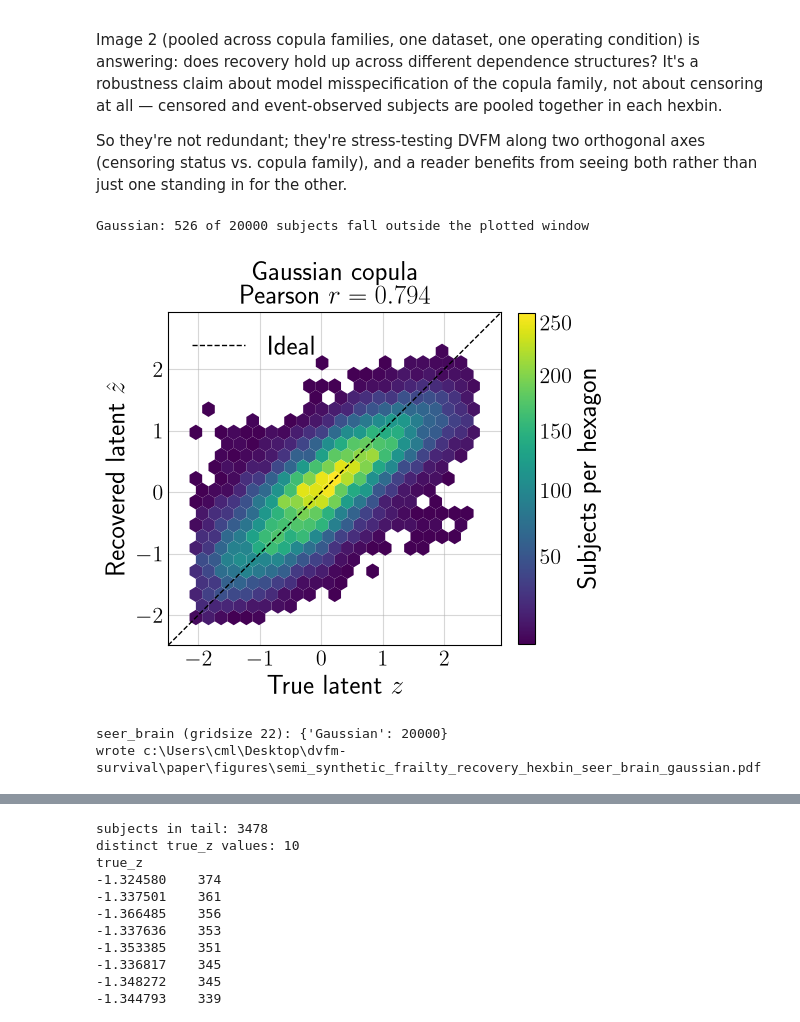
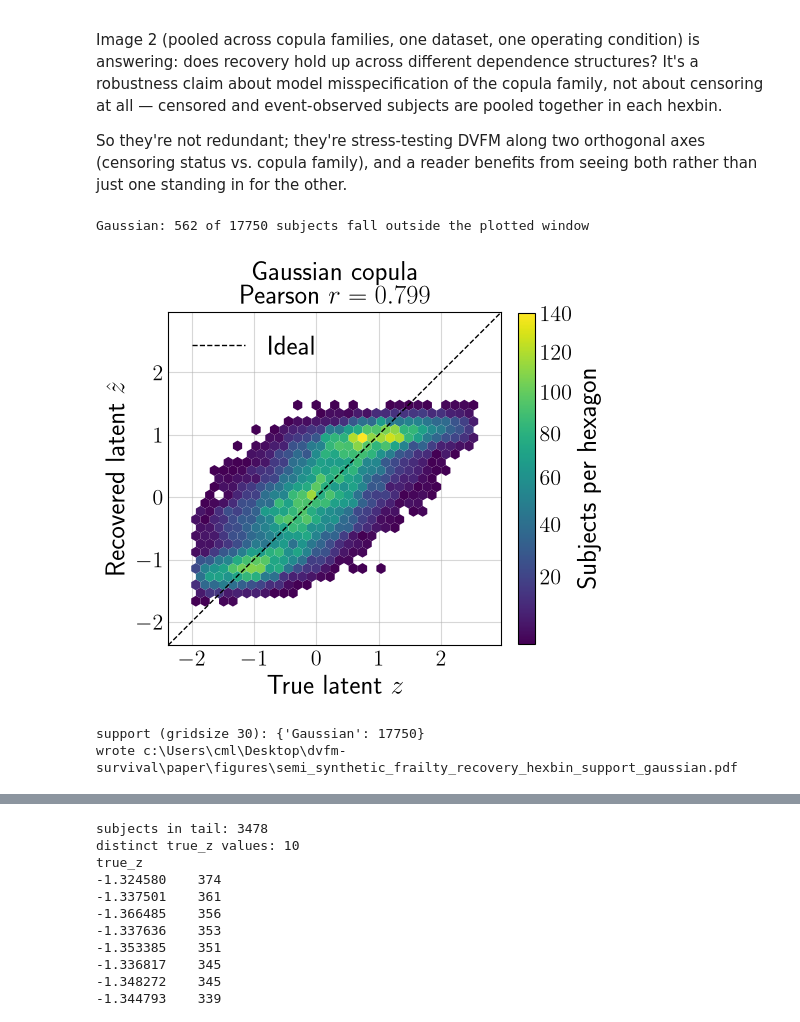
Before and after one commit to kalantari66/dvfm-survival, a Jupyter notebook: notebooks/semi_synthetic_results.ipynb, the cells around one changed output, grey strips where cells are left out. Drawn from its saved outputs; the diff is of its cells as text; code cells hidden in the pictures.

Commit message:
Update plot

```diff
--- a/notebooks/semi_synthetic_results.ipynb
+++ b/notebooks/semi_synthetic_results.ipynb
@@ -133,7 +133,7 @@ from matplotlib.colors import PowerNorm
 from matplotlib.ticker import MaxNLocator
 
 # ============================== settings =====================================
-DATASET = "seer_brain"                # any dataset named in semi_synthetic.yaml
+DATASET = "support"                # any dataset named in semi_synthetic.yaml
 COPULAS = ("Gaussian",)             # None -> every configured copula, one panel each
 TAU = 0.50                          # must be one of the configured kendall_tau values
 POOL_REPEATS = True                 # False -> a single repeat
@@ -306,36 +306,36 @@ def render_latent_recovery_hexbin(
         ax.set(title=f"{label} copula\nPearson $r = {correlation:.3f}$",
                xlabel=x_label, ylabel=y_label)
         ax.legend(frameon=False, loc="upper left")
 
     # A single norm across every panel, so one colorbar describes them all.
     norm = PowerNorm(gamma=norm_gamma, vmin=mincnt,
                      vmax=max(float(occupied_counts(image).max()) for image in images))
     for image in images:
         image.set_norm(norm)
     fig.colorbar(images[-1], ax=axes, label=density_label, shrink=0.8)
     for col in range(axes.shape[1]):
         fig.align_ylabels(axes[:, col])
 
     suffix = "" if pool_repeats else f"_repeat_{repeat}"
     copula_tag = "_".join(name.lower() for name in copula_tokens)
     out = FIGURE_DIR / f"{figure_stem}_{dataset}_{copula_tag}{suffix}.pdf"
     fig.savefig(out)
     plt.show()
     print(f"{dataset} (gridsize {gridsize}):", {label: len(part) for label, part in hexbin_subjects.items()})
     print(f"wrote {out}")
     return fig, hexbin_subjects
 
 fig, hexbin_subjects = render_latent_recovery_hexbin(
     DATASET, COPULAS, TAU, POOL_REPEATS, REPEAT,
     X_COLUMN, X_LABEL, Y_COLUMN, Y_LABEL,
     CLIP_PCT_LOW, CLIP_PCT_HIGH, BIN_PAD_FRAC, VIEW_PAD_FRAC,
     TARGET_COUNT, MINCNT, CMAP, NORM_GAMMA,
     PANEL_SIZE, GUIDE, GRID, FIGURE_STEM,
 )
 # %% [output]
-Gaussian: 526 of 20000 subjects fall outside the plotted window
+Gaussian: 562 of 17750 subjects fall outside the plotted window
-[figure, old version]
+[figure, new version]
-seer_brain (gridsize 22): {'Gaussian': 20000}
-wrote c:\Users\cml\Desktop\dvfm-survival\paper\figures\semi_synthetic_frailty_recovery_hexbin_seer_brain_gaussian.pdf
+support (gridsize 30): {'Gaussian': 17750}
+wrote c:\Users\cml\Desktop\dvfm-survival\paper\figures\semi_synthetic_frailty_recovery_hexbin_support_gaussian.pdf
 # %%
 # ============================== settings =====================================
```
Also changed, not shown: parts of 1 cell of this notebook.
